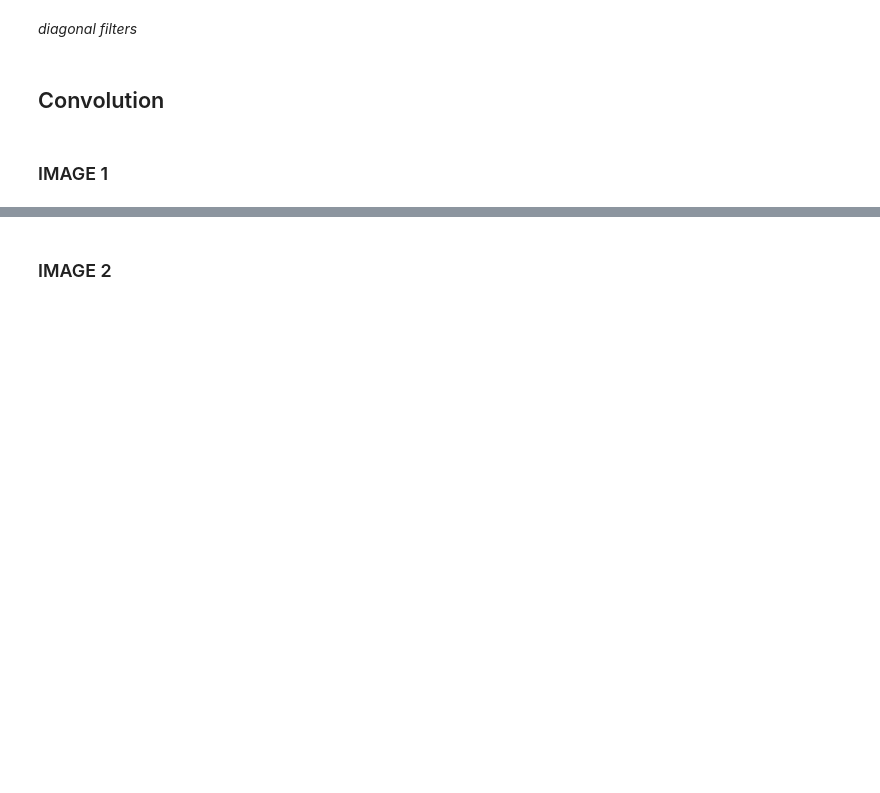
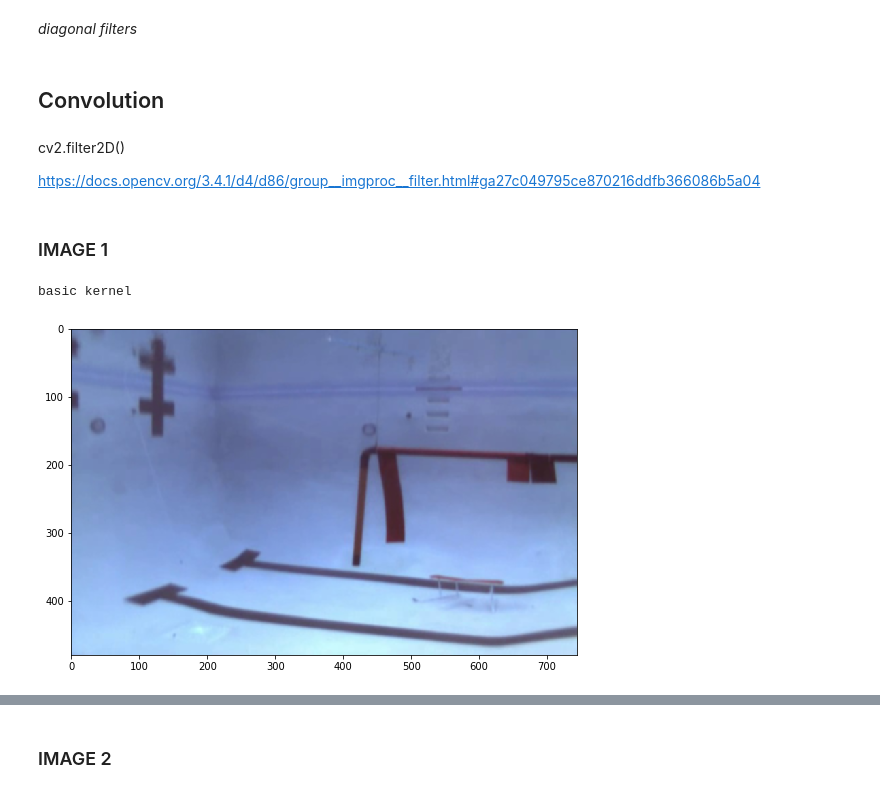
Before and after one commit to dannypadilla/image-preprocess-pipelines, a Jupyter notebook: jupyter/CONVOLUTIONAL_FILTERING.ipynb, the cells around one changed output, grey strips where cells are left out. Cells and saved outputs as stored; diff of their text form; code cells hidden in the pictures; blank space fills up the shorter version.

```diff
--- a/jupyter/CONVOLUTIONAL_FILTERING.ipynb
+++ b/jupyter/CONVOLUTIONAL_FILTERING.ipynb
@@ -69,8 +73,10 @@ plt.show()
 *basic kernel*
 # %%
 # kernel_1 = np.ones((3, 3), np.float32)
-kernel_1 = np.ones((3, 3), np.float32) / 9 # tutorial basic
-# kernel_1 = np.ones((5, 5), np.float32) / 25 # tutorial basic
+#kernel_1 = np.ones((3, 3), np.float32) / 9
+kernel_1 = np.ones((5, 5), np.float32) / 25
+
+#kernel_1 = cv2.flip(kernel_1, -1)
 # %% [markdown]
 *basic __vertical__ and __horizontal__ filters
 # %%
@@ -206,7 +230,21 @@ kernel_diag_neg = np.array(diag_neg)/25
 # %% [markdown]
 ## Convolution
+# %% [markdown]
+cv2.filter2D()
+
+https://docs.opencv.org/3.4.1/d4/d86/group__imgproc__filter.html#ga27c049795ce870216ddfb366086b5a04
 # %% [markdown]
 ### IMAGE 1
+# %%
+# basic filter
+print("basic kernel")
+dst1_b = cv2.filter2D(img1, -1, kernel_1)
+plt.figure(figsize=(10, 6) )
+plt.imshow(cv2.cvtColor(dst1_b, cv2.COLOR_BGR2RGB) )
+plt.show()
+# %% [output]
+basic kernel
+[figure, added]
 # %%
 # vertical
 print("vertical convolution")
```
Also changed, not shown: parts of 20 cells of this notebook.
